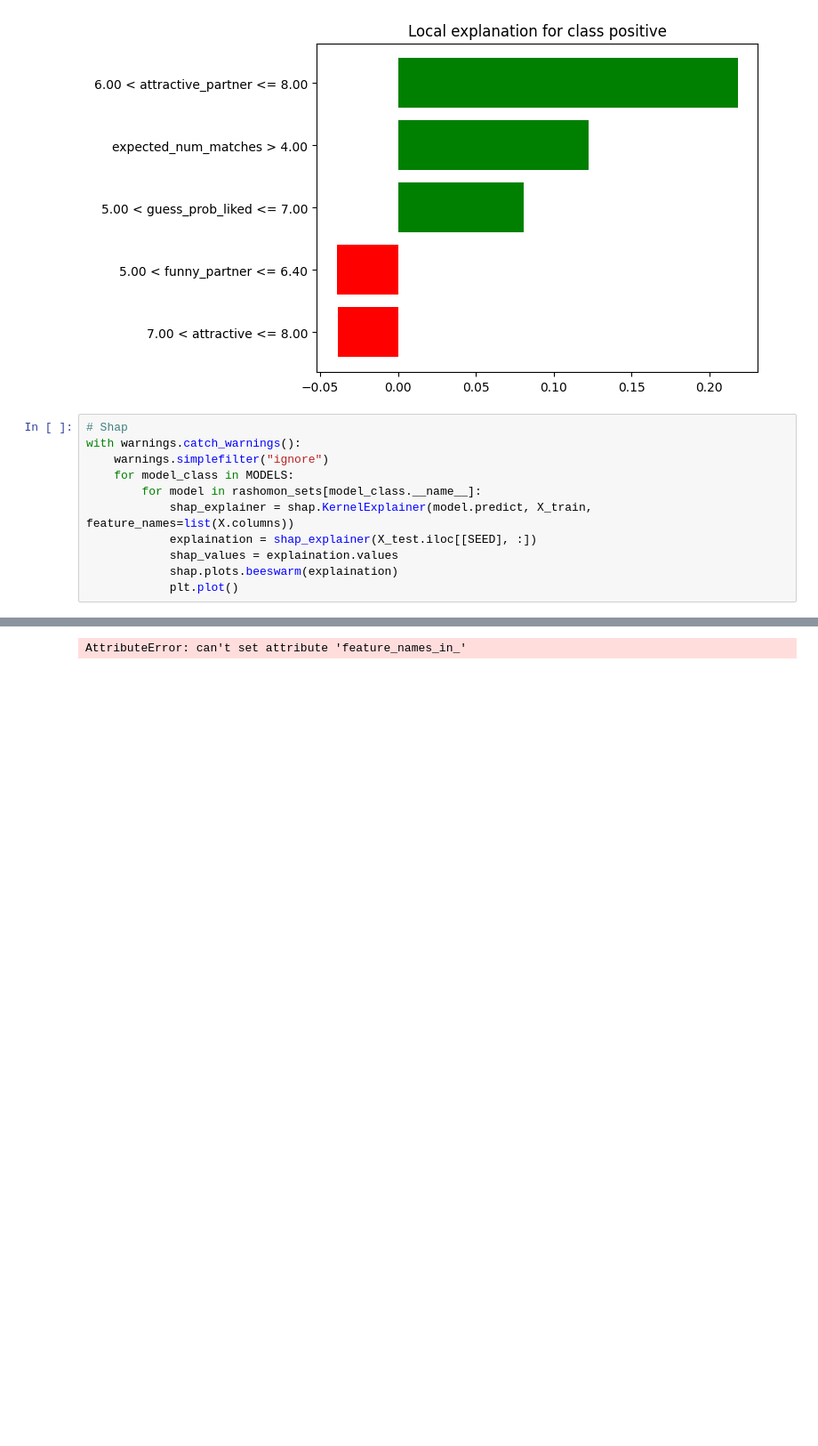
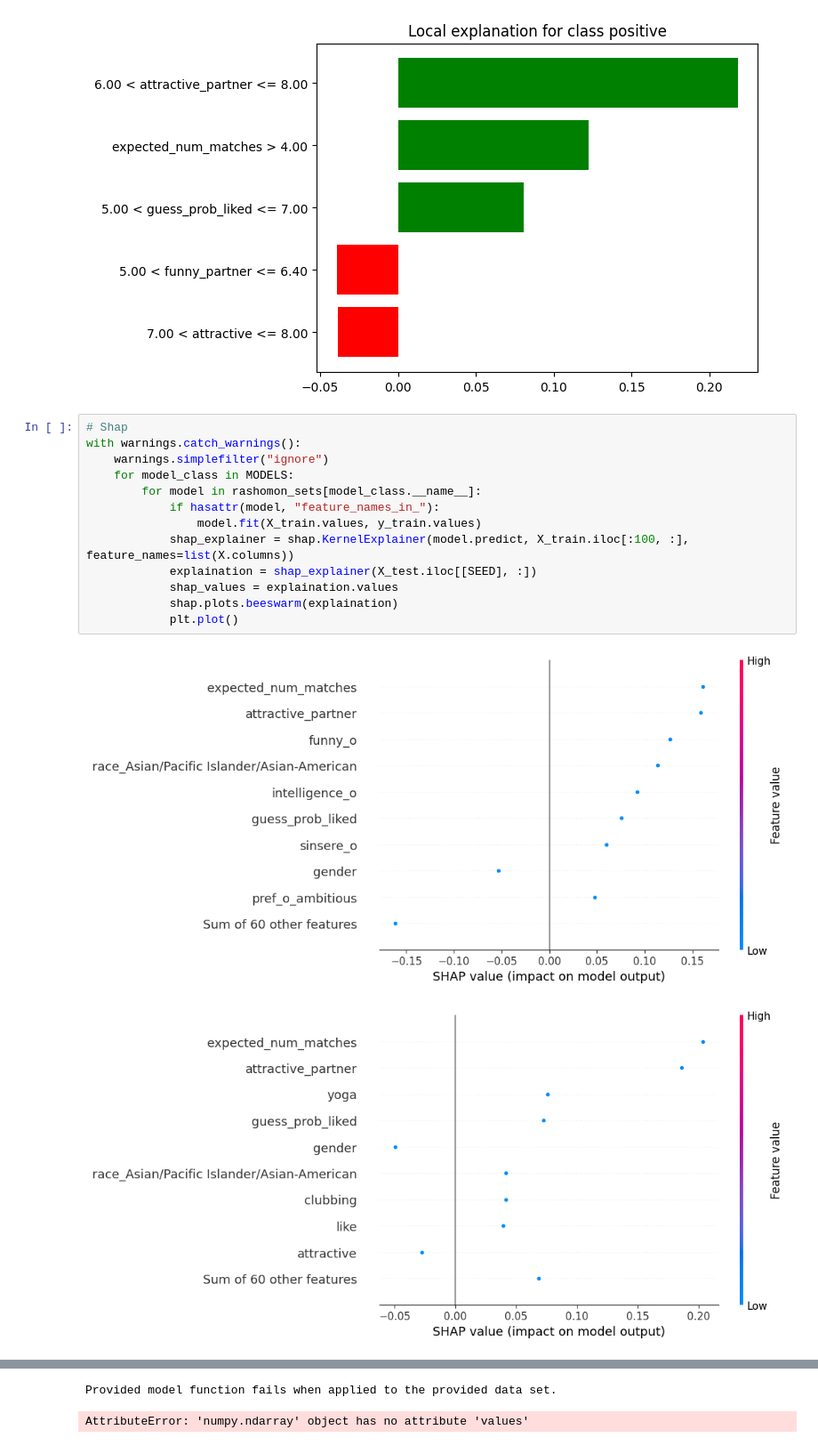
Before and after one commit to Krzaq8/XAI-team-project, a Jupyter notebook: exploration.ipynb, the cells around one changed output, grey strips where cells are left out. Shown at 89% size. Saved outputs shown, nothing was run; the diff lists cells and outputs as text; blank space fills up the shorter version.

```diff
--- a/exploration.ipynb
+++ b/exploration.ipynb
@@ -278,12 +278,16 @@ with warnings.catch_warnings():
 # %%
 # Shap
 with warnings.catch_warnings():
     warnings.simplefilter("ignore")
     for model_class in MODELS:
         for model in rashomon_sets[model_class.__name__]:
-            shap_explainer = shap.KernelExplainer(model.predict, X_train, feature_names=list(X.columns))
+            if hasattr(model, "feature_names_in_"):
+                model.fit(X_train.values, y_train.values)
+            shap_explainer = shap.KernelExplainer(model.predict, X_train.iloc[:100, :], feature_names=list(X.columns))
             explaination = shap_explainer(X_test.iloc[[SEED], :])
             shap_values = explaination.values
             shap.plots.beeswarm(explaination)
             plt.plot()
 # %% [output]
+[figure, added]
+[figure, added]
@@ -290 +296,2 @@ with warnings.catch_warnings():
-AttributeError: can't set attribute 'feature_names_in_'
+Provided model function fails when applied to the provided data set.
+AttributeError: 'numpy.ndarray' object has no attribute 'values'
```
Also changed, not shown: parts of 1 cell of this notebook.
